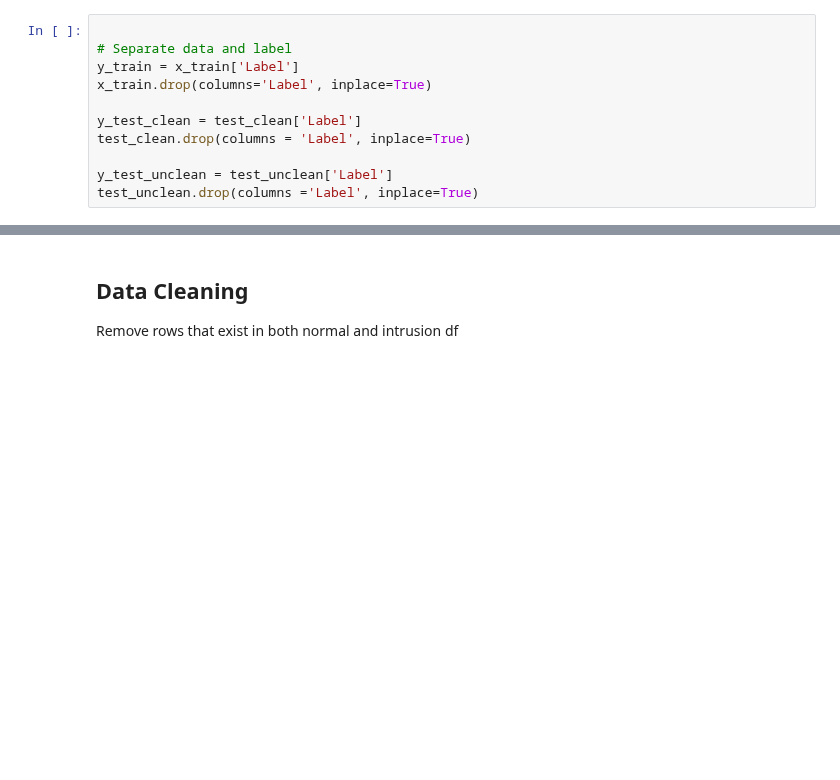
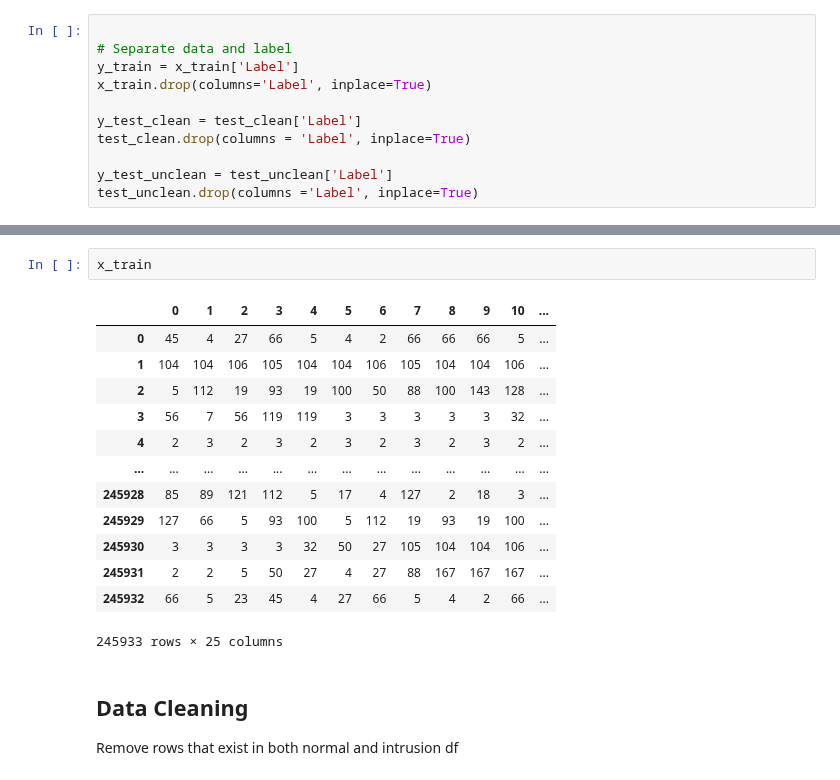
Before and after one commit to NganTran-0017/HIDS, a Jupyter notebook: DL_Models_HIDS.ipynb, the cells around one changed output, grey strips where cells are left out. Saved outputs shown, nothing was run; the diff lists cells and outputs as text; blank space fills up the shorter version.

```diff
--- a/DL_Models_HIDS.ipynb
+++ b/DL_Models_HIDS.ipynb
@@ -94,3 +94,19 @@ test_unclean
+# %%
+x_train
+# %% [output]
+|  | 0 | 1 | 2 | 3 | 4 | 5 | 6 | 7 | 8 | 9 | 10 | ... |
+| 0 | 45 | 4 | 27 | 66 | 5 | 4 | 2 | 66 | 66 | 66 | 5 | ... |
+| 1 | 104 | 104 | 106 | 105 | 104 | 104 | 106 | 105 | 104 | 104 | 106 | ... |
+| 2 | 5 | 112 | 19 | 93 | 19 | 100 | 50 | 88 | 100 | 143 | 128 | ... |
+| 3 | 56 | 7 | 56 | 119 | 119 | 3 | 3 | 3 | 3 | 3 | 32 | ... |
+| 4 | 2 | 3 | 2 | 3 | 2 | 3 | 2 | 3 | 2 | 3 | 2 | ... |
+| ... | ... | ... | ... | ... | ... | ... | ... | ... | ... | ... | ... | ... |
+| 245928 | 85 | 89 | 121 | 112 | 5 | 17 | 4 | 127 | 2 | 18 | 3 | ... |
+| 245929 | 127 | 66 | 5 | 93 | 100 | 5 | 112 | 19 | 93 | 19 | 100 | ... |
+| 245930 | 3 | 3 | 3 | 3 | 32 | 50 | 27 | 105 | 104 | 104 | 106 | ... |
+| 245931 | 2 | 2 | 5 | 50 | 27 | 4 | 27 | 88 | 167 | 167 | 167 | ... |
+| 245932 | 66 | 5 | 23 | 45 | 4 | 27 | 66 | 5 | 4 | 2 | 66 | ... |
+245933 rows × 25 columns
 # %% [markdown]
  ## **Data Cleaning**
  Remove rows that exist in both normal and intrusion df
```
Also changed, not shown: parts of 19 cells of this notebook.
